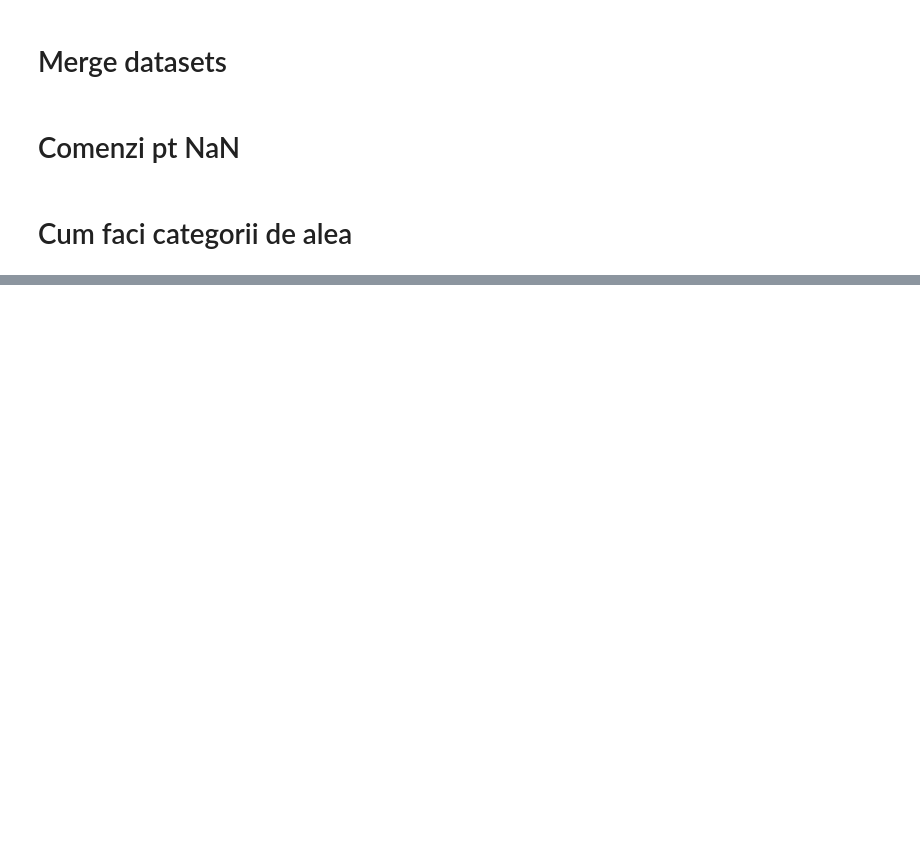
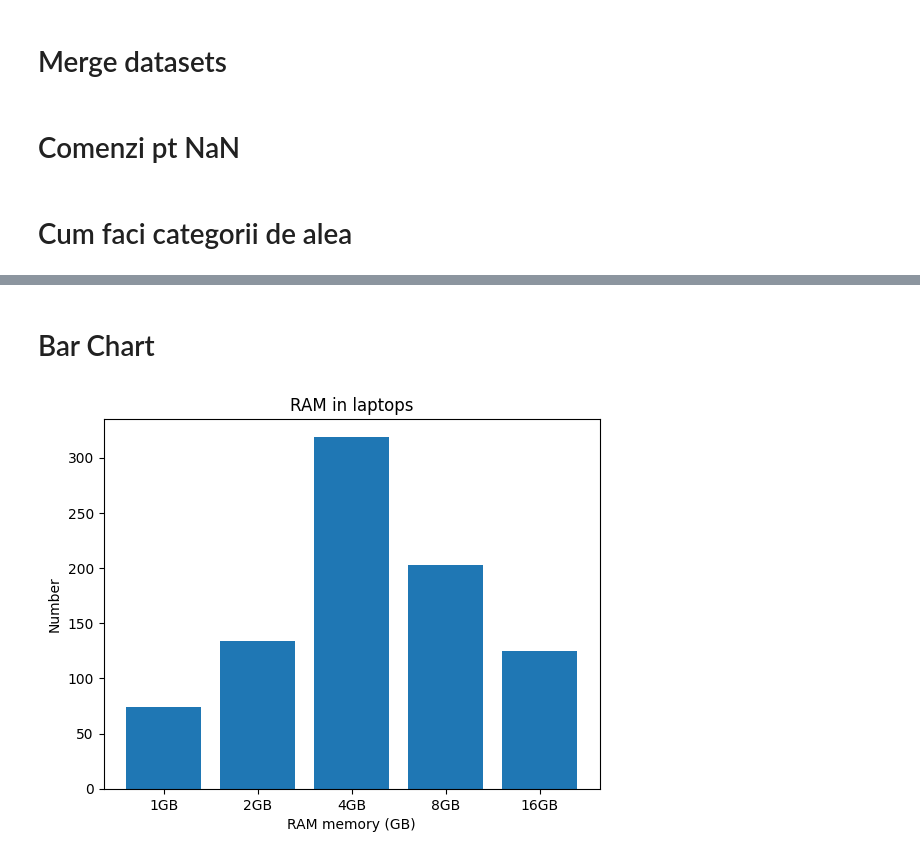
Before and after one commit to DUCU1/DataAndAI, a Jupyter notebook: Code/Functions/Comanezi.ipynb, the cells around one changed output, grey strips where cells are left out. Cells and saved outputs as stored; diff of their text form; code cells hidden in the pictures; blank space fills up the shorter version.

```diff
--- a/Code/Functions/Comanezi.ipynb
+++ b/Code/Functions/Comanezi.ipynb
@@ -81,0 +105,13 @@ df[df.columns[x]]= df[df.columns[x]].astype(pd.CategoricalDtype( categories=['va
+# %% [markdown]
+# Bar Chart
+# %%
+x =dataFrame.RAM.value_counts().sort_index()
+l = ['1GB', '2GB', '4GB', '8GB', '16GB']
+plt.figure()
+plt.bar(l, x)
+plt.title('RAM in laptops')
+plt.xlabel('RAM memory (GB)')
+plt.ylabel('Number')
+plt.show()
+# %% [output]
+[figure, added]
```
Also changed, not shown: parts of 10 cells of this notebook, 2 other files.
